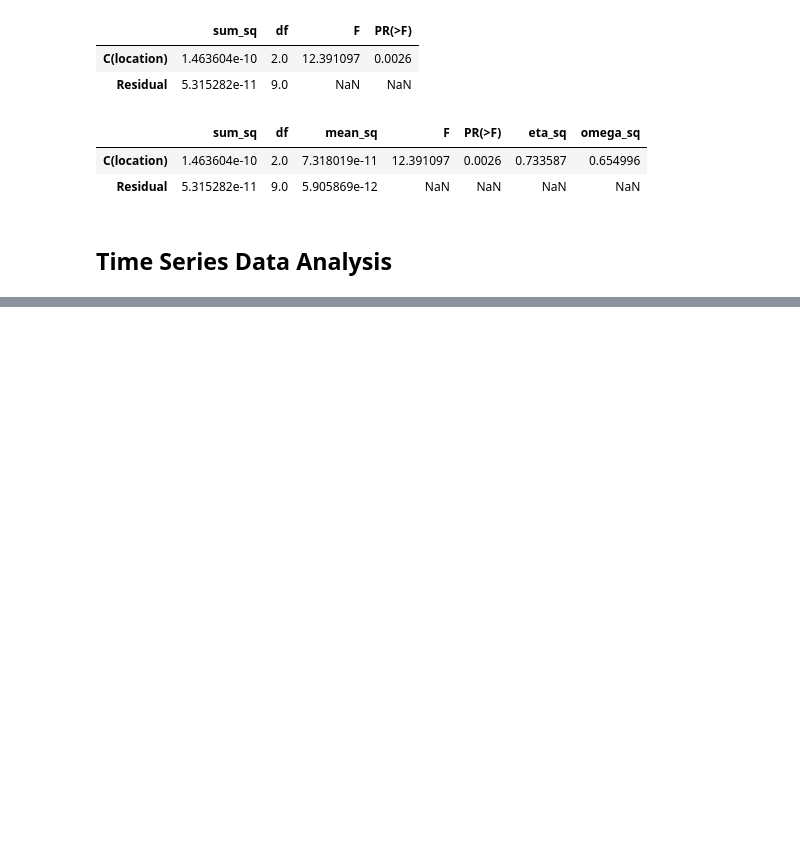
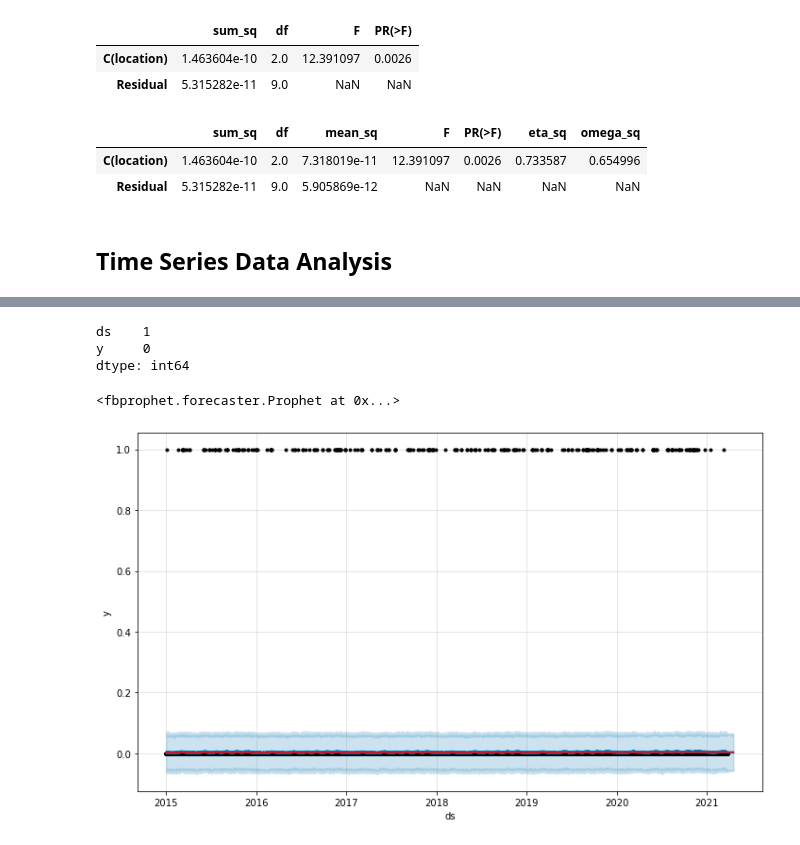
Before and after one commit to MEGlantz/Data205, a Jupyter notebook: StatisticalAnalysis.ipynb, the cells around one changed output, grey strips where cells are left out. Drawn from its saved outputs; the diff is of its cells as text; code cells hidden in the pictures; blank space fills up the shorter version.

Commit message:
time series analysis added to statistical analysis

```diff
--- a/StatisticalAnalysis.ipynb
+++ b/StatisticalAnalysis.ipynb
@@ -758,0 +846,4 @@ anova_table(aov_table4)
+# %%
+# Create time series readable by fbprophet
+
+tsFatalities = pd.DataFrame({'ds':moCoTS.date_time,'y':moCoTS.Fatal_Crash})
@@ -758,0 +859,28 @@ anova_table(aov_table4)
+# %%
+tsFatalities.isna().sum()
+# %% [output]
+ds    1
+y     0
+dtype: int64
+# %%
+tsFatalities = tsFatalities.dropna()
+# %%
+# instantiate the model and fit the timeseries
+
+prophet1 = Prophet()
+prophet1.fit(tsFatalities)
+# %% [output]
+<fbprophet.forecaster.Prophet at 0x...>
+# %%
+# create a future data frame
+future = prophet1.make_future_dataframe(periods=25)
+forecast = prophet1.predict(future)
+# %%
+# display the most critical output columns from the forecast
+forecast[['ds','yhat','yhat_lower','yhat_upper']].head()
+
+# plot
+fig = prophet1.plot(forecast)
+a = add_changepoints_to_plot(fig.gca(), prophet1, forecast)
+# %% [output]
+[figure, added]
```
Also changed, not shown: parts of 41 cells of this notebook.
